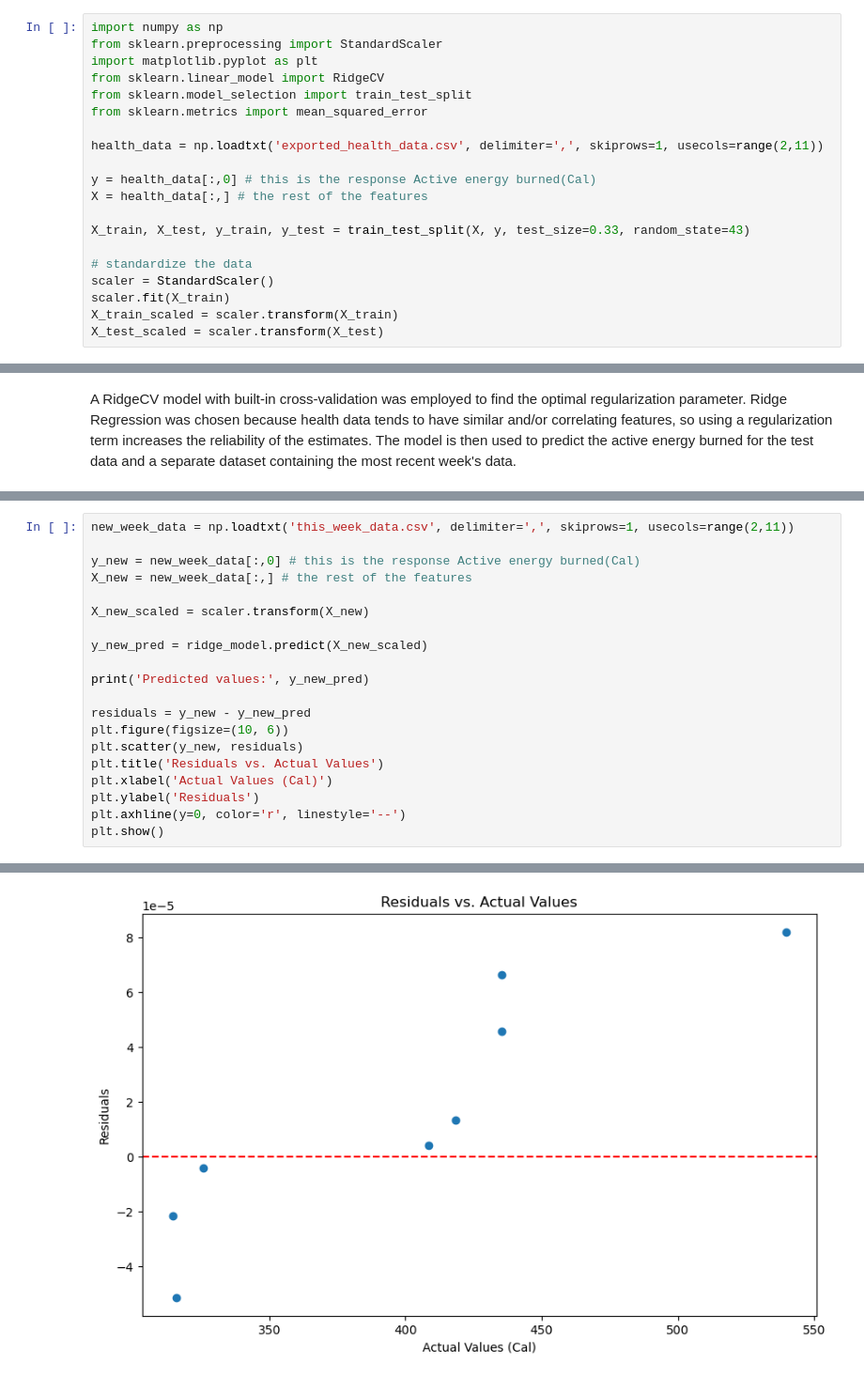
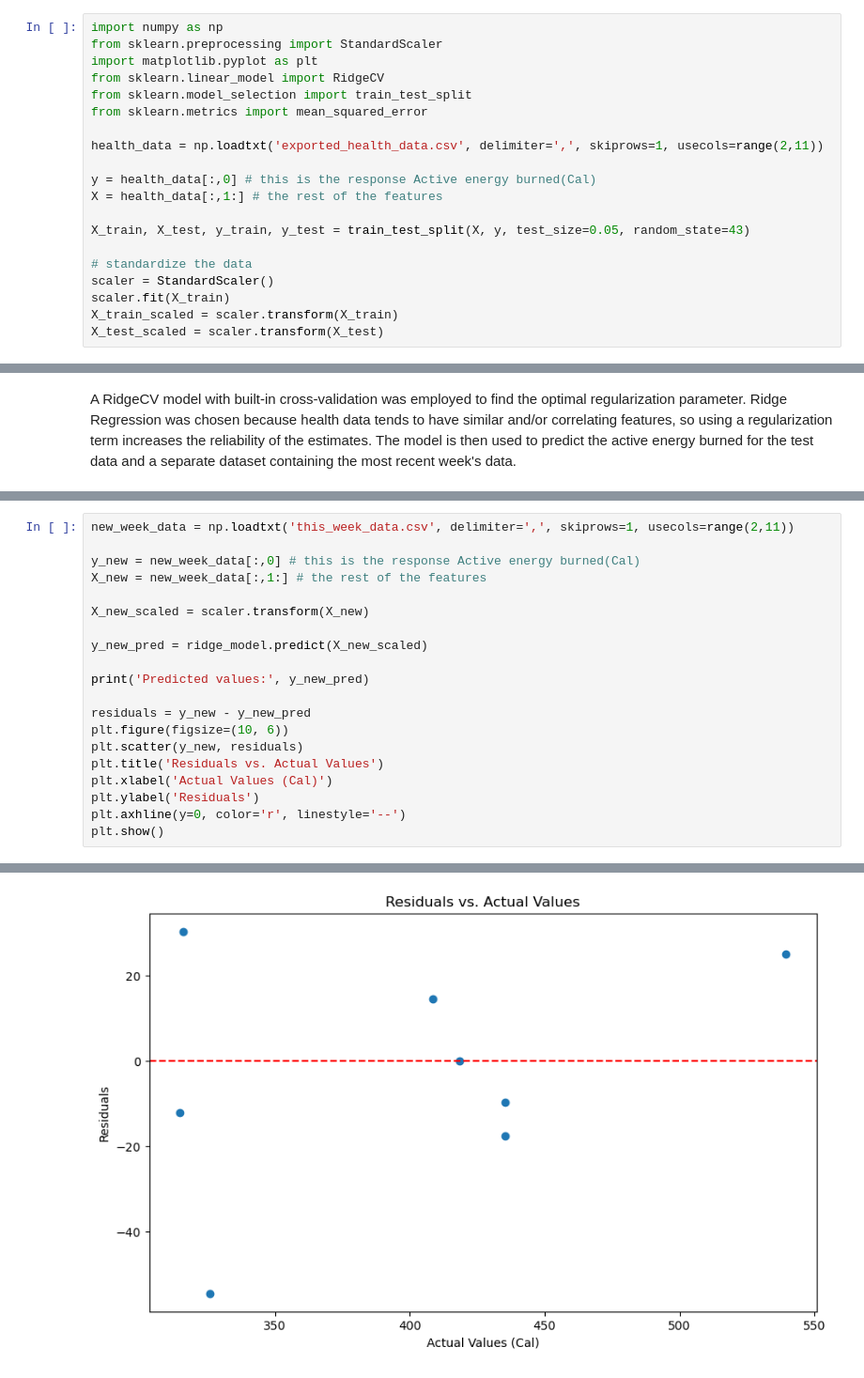
Before and after one commit to micahborg/ridge_reg, a Jupyter notebook: model_script.ipynb, the cells around one changed output, grey strips where cells are left out. Shown: that part at 94% size. Cells and saved outputs as stored; diff of their text form.

```diff
--- a/model_script.ipynb
+++ b/model_script.ipynb
@@ -29,9 +29,9 @@ from sklearn.metrics import mean_squared_error
 health_data = np.loadtxt('exported_health_data.csv', delimiter=',', skiprows=1, usecols=range(2,11))
 
 y = health_data[:,0] # this is the response Active energy burned(Cal)
-X = health_data[:,] # the rest of the features
+X = health_data[:,1:] # the rest of the features
 
-X_train, X_test, y_train, y_test = train_test_split(X, y, test_size=0.33, random_state=43)
+X_train, X_test, y_train, y_test = train_test_split(X, y, test_size=0.05, random_state=43)
 
 # standardize the data
 scaler = StandardScaler()
@@ -95,7 +93,7 @@ A few outliers suggest some cases where the model's predictions were off. Howeve
 new_week_data = np.loadtxt('this_week_data.csv', delimiter=',', skiprows=1, usecols=range(2,11))
 
 y_new = new_week_data[:,0] # this is the response Active energy burned(Cal)
-X_new = new_week_data[:,] # the rest of the features
+X_new = new_week_data[:,1:] # the rest of the features
 
 X_new_scaled = scaler.transform(X_new)
 
@@ -117,4 +115,4 @@ Predicted values: [418.38698667 435.36995413 539.52391789 315.96605139 435.32193
-[figure, old version]
+[figure, new version]
 # %% [markdown]
 ## Conclusion
 
```
Also changed, not shown: parts of 8 cells of this notebook, 1 other file.
